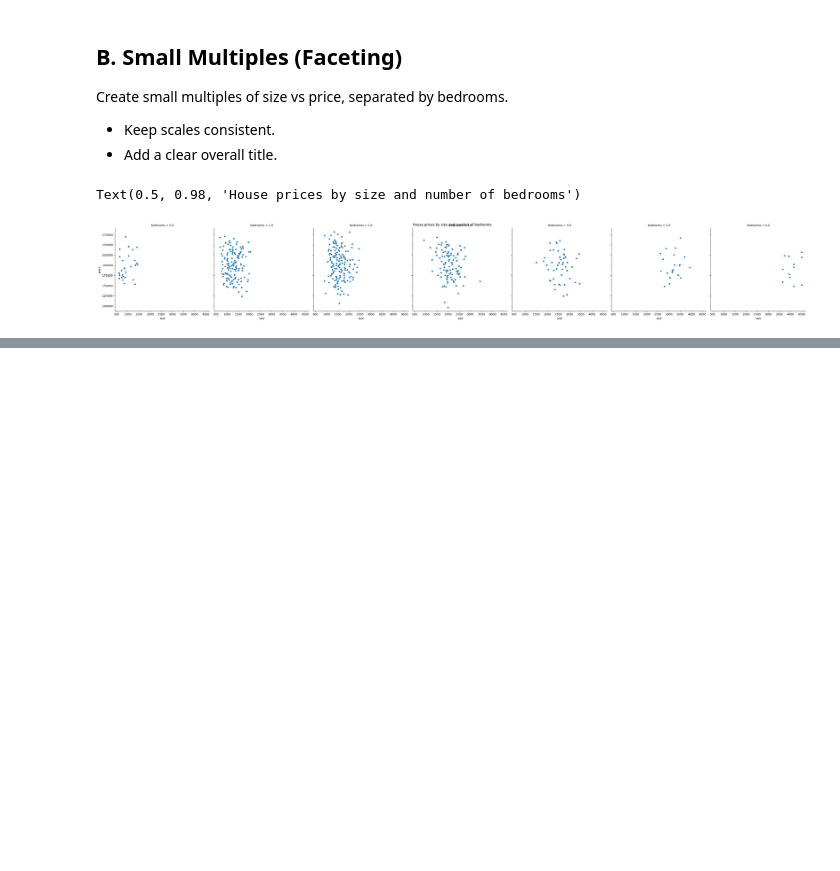
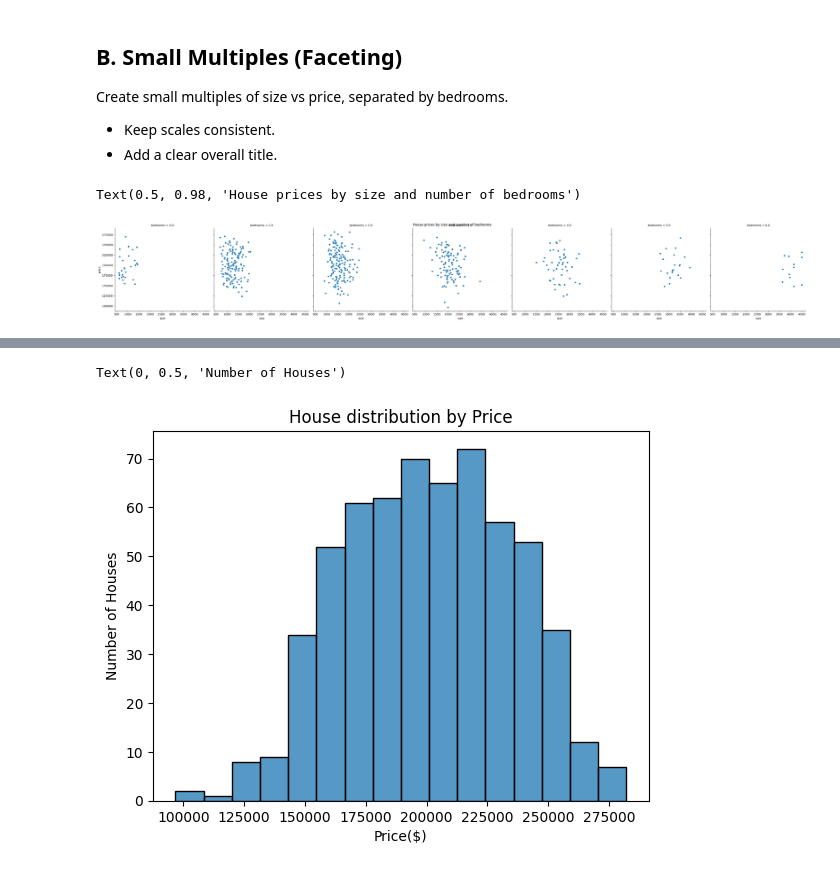
Before and after one commit to Nikolai-N484/Data201_NikolaiN, a Jupyter notebook: Week3/Week_3_Assignment_Nikolai.ipynb, the cells around one changed output, grey strips where cells are left out. Drawn from its saved outputs; the diff is of its cells as text; code cells hidden in the pictures; blank space fills up the shorter version.

```diff
--- a/Week3/Week_3_Assignment_Nikolai.ipynb
+++ b/Week3/Week_3_Assignment_Nikolai.ipynb
@@ -78,0 +95,8 @@ Text(0.5, 0.98, 'House prices by size and number of bedrooms')
+# %%
+sns.histplot(data= df, x= "price")
+plt.title("House distribution by Price")
+plt.xlabel("Price($)")
+plt.ylabel("Number of Houses")
+# %% [output]
+Text(0, 0.5, 'Number of Houses')
+[figure, added]
```
Also changed, not shown: parts of 14 cells of this notebook.
